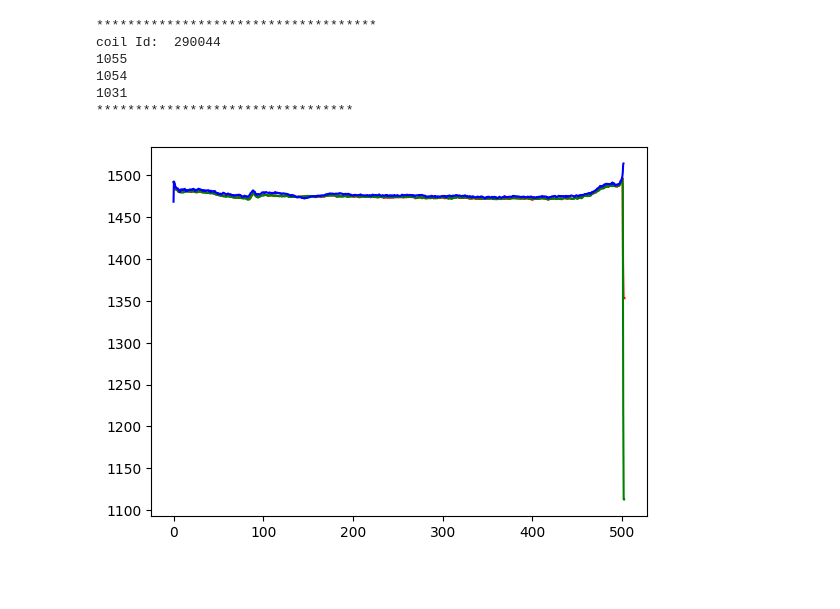
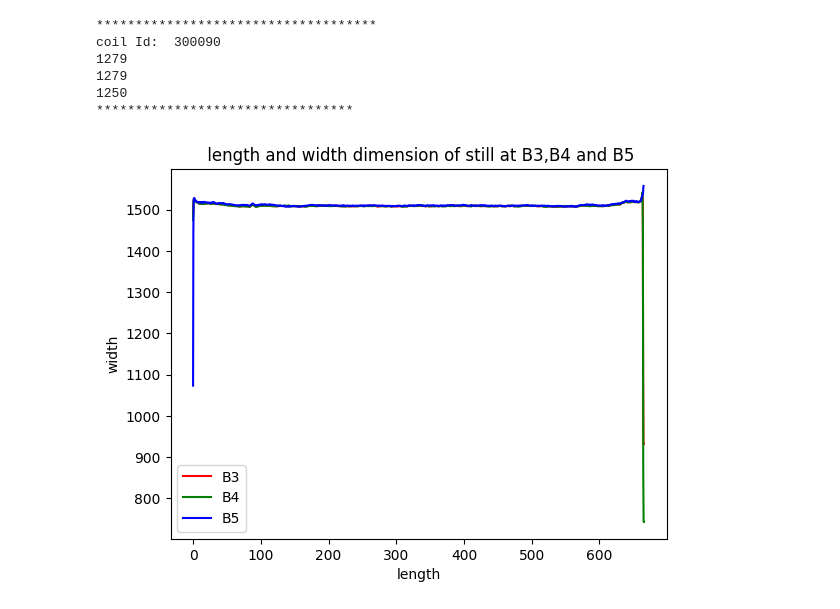
Before and after one commit to AmanuelZeredawit/Anomaly-detection-and-classification, a Jupyter notebook: analysis.ipynb, the cells around one changed output. Drawn from its saved outputs; the diff is of its cells as text; code cells hidden in the pictures; blank space fills up the shorter version.

```diff
--- a/analysis.ipynb
+++ b/analysis.ipynb
@@ -16,8 +16,8 @@ def extract_measurement(b_list):
     y_spos = b_list.index('Value')# starting index of the y values
     y_epos = len(b_list)# the ending pos of y values
 
-    x = b_list[x_spos + 1:y_spos-1]
-    y = b_list[y_spos + 1: y_epos -2]
+    x = b_list[x_spos + 1:y_spos]
+    y = b_list[y_spos + 1: y_epos-1]
 
     null_index = set() # a set to keep the index of null values in either x or y
 
@@ -104,27 +104,33 @@ def label_observation():
 # %%
 def visualize_measurments():
     measurement = label_observation()
 
-    b2 = measurement[0].items()
-    b3 = measurement[1].items()
+    b3 = measurement[0].items()
+    b4 = measurement[1].items()
     b5 = measurement[2].items()
 
 
-    x_2, y_2 = zip(*b2)
     x_3, y_3 = zip(*b3)
+    x_4, y_4 = zip(*b4)
     x_5, y_5 = zip(*b5)
 
-    plt.plot(x_2, y_2, color = 'r')
-    plt.plot(x_3, y_3, color = 'g')
-    plt.plot(x_5, y_5, color = 'b')
+    plt.plot(x_3, y_3, color = 'r', label = 'B3')
+    plt.plot(x_4, y_4, color = 'g', label = 'B4')
+    plt.plot(x_5, y_5, color = 'b', label = 'B5')
 
+    plt.xlabel("length")
+    plt.ylabel("width")
+    plt.title(" length and width dimension of still at B3,B4 and B5")
+
+    plt.legend()
     plt.show()
+
 visualize_measurments()
 # %% [output]
 ************************************
-coil Id:  290044
-1055
-1054
-1031
+coil Id:  300090
+1279
+1279
+1250
 *********************************
-[figure, old version]
+[figure, new version]
```
